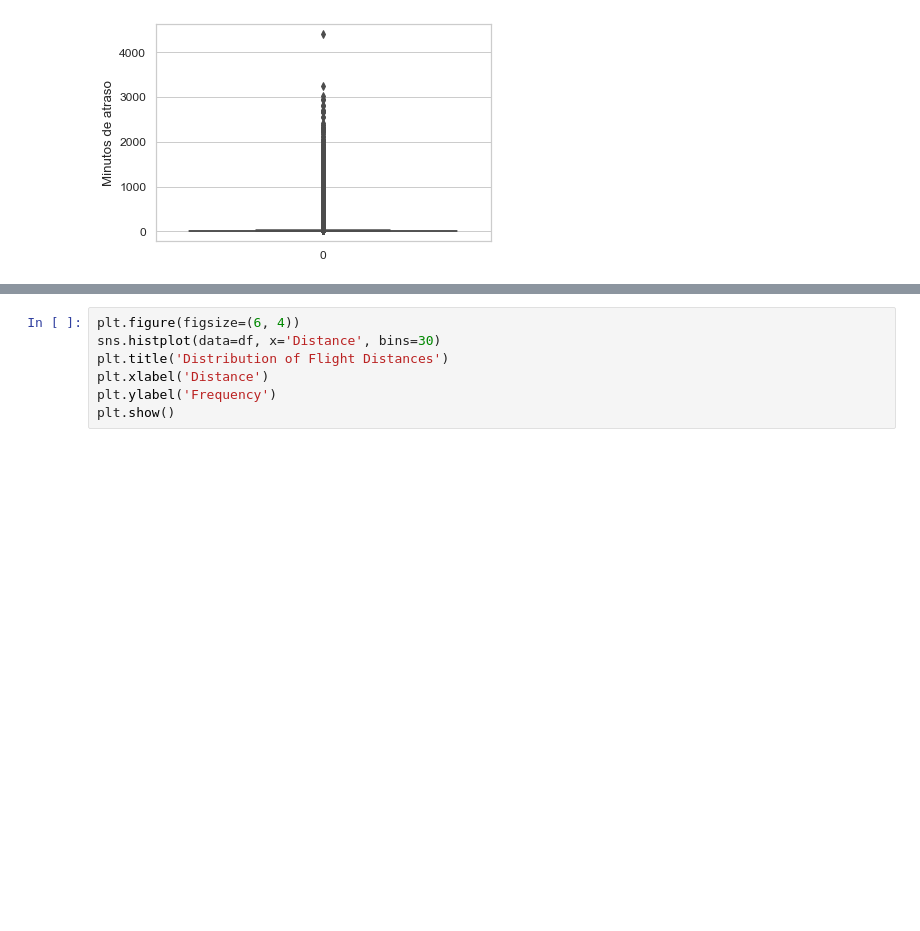
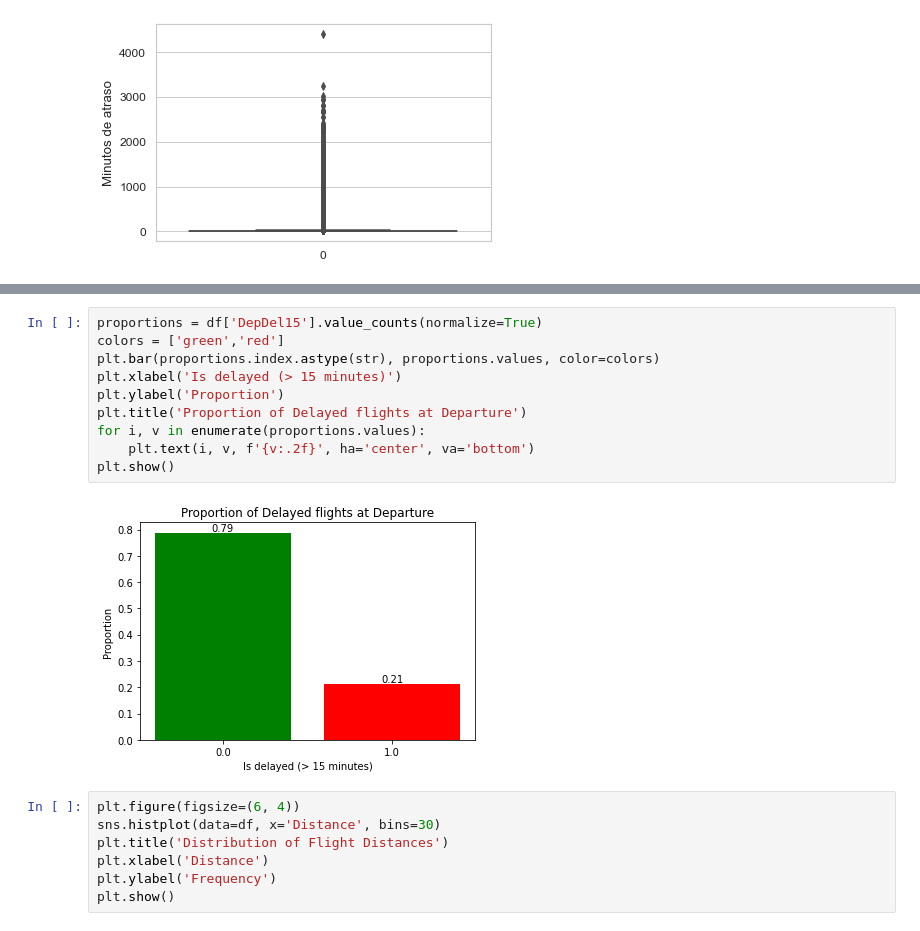
Before and after one commit to martinpimentel/flight-delay-predictions, a Jupyter notebook: basic_descriptions.ipynb, the cells around one changed output, grey strips where cells are left out. Saved outputs shown, nothing was run; the diff lists cells and outputs as text; blank space fills up the shorter version.

```diff
--- a/descriptive_analysis.ipynb
+++ b/basic_descriptions.ipynb
@@ -51,3 +78,15 @@ sns.boxplot(
+# %%
+proportions = df['DepDel15'].value_counts(normalize=True)
+colors = ['green','red']
+plt.bar(proportions.index.astype(str), proportions.values, color=colors)
+plt.xlabel('Is delayed (> 15 minutes)')
+plt.ylabel('Proportion')
+plt.title('Proportion of Delayed flights at Departure')
+for i, v in enumerate(proportions.values):
+    plt.text(i, v, f'{v:.2f}', ha='center', va='bottom')
+plt.show()
+# %% [output]
+[figure, added]
 # %%
 plt.figure(figsize=(6, 4))
 sns.histplot(data=df, x='Distance', bins=30)
```
Also changed, not shown: parts of 6 cells of this notebook, 2 other files.
